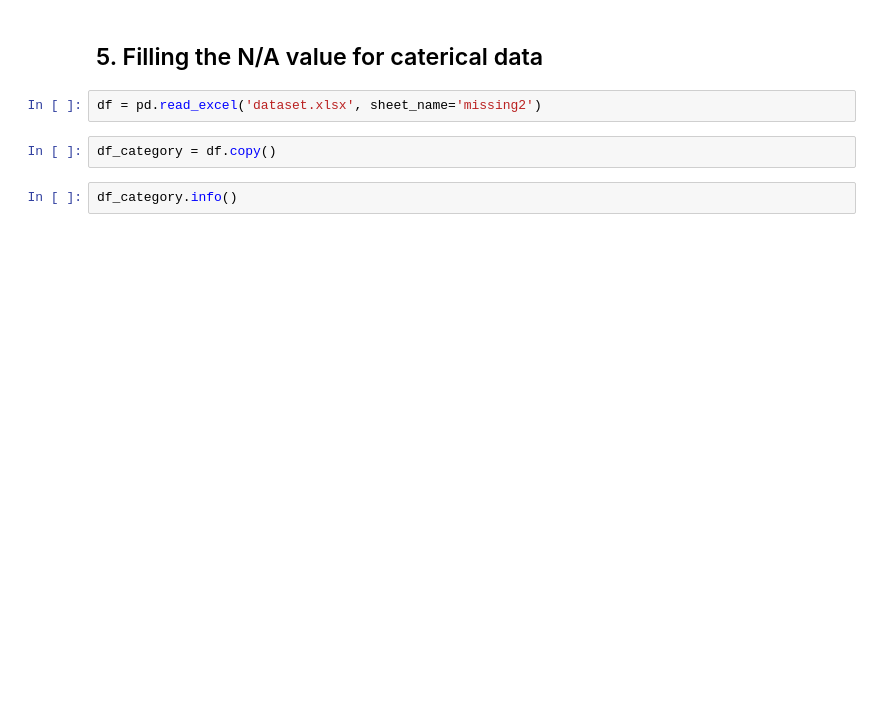
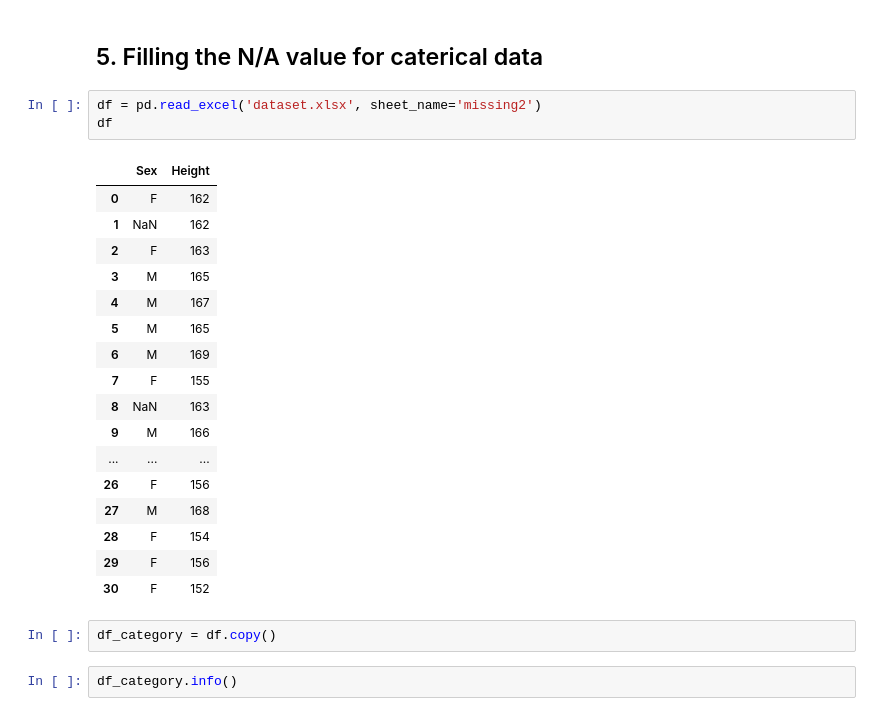
Before and after one commit to rattawitdev/PROGRAMMING-FOR-DATA-SCIENCE, a Jupyter notebook: 03/missing.ipynb, the cells around one changed output. Drawn from its saved outputs; the diff is of its cells as text; blank space fills up the shorter version.

```diff
--- a/03/missing.ipynb
+++ b/03/missing.ipynb
@@ -90,6 +200,25 @@ df_sklearn[df.isna().any(axis=1)]
 ## 5. Filling the N/A value for caterical data
 # %%
 df = pd.read_excel('dataset.xlsx', sheet_name='missing2')
+df
+# %% [output]
+|  | Sex | Height |
+| 0 | F | 162 |
+| 1 | NaN | 162 |
+| 2 | F | 163 |
+| 3 | M | 165 |
+| 4 | M | 167 |
+| 5 | M | 165 |
+| 6 | M | 169 |
+| 7 | F | 155 |
+| 8 | NaN | 163 |
+| 9 | M | 166 |
+| ... | ... | ... |
+| 26 | F | 156 |
+| 27 | M | 168 |
+| 28 | F | 154 |
+| 29 | F | 156 |
+| 30 | F | 152 |
 # %%
 df_category = df.copy()
 # %%
```
Also changed, not shown: parts of 34 cells of this notebook, 2 other files.
